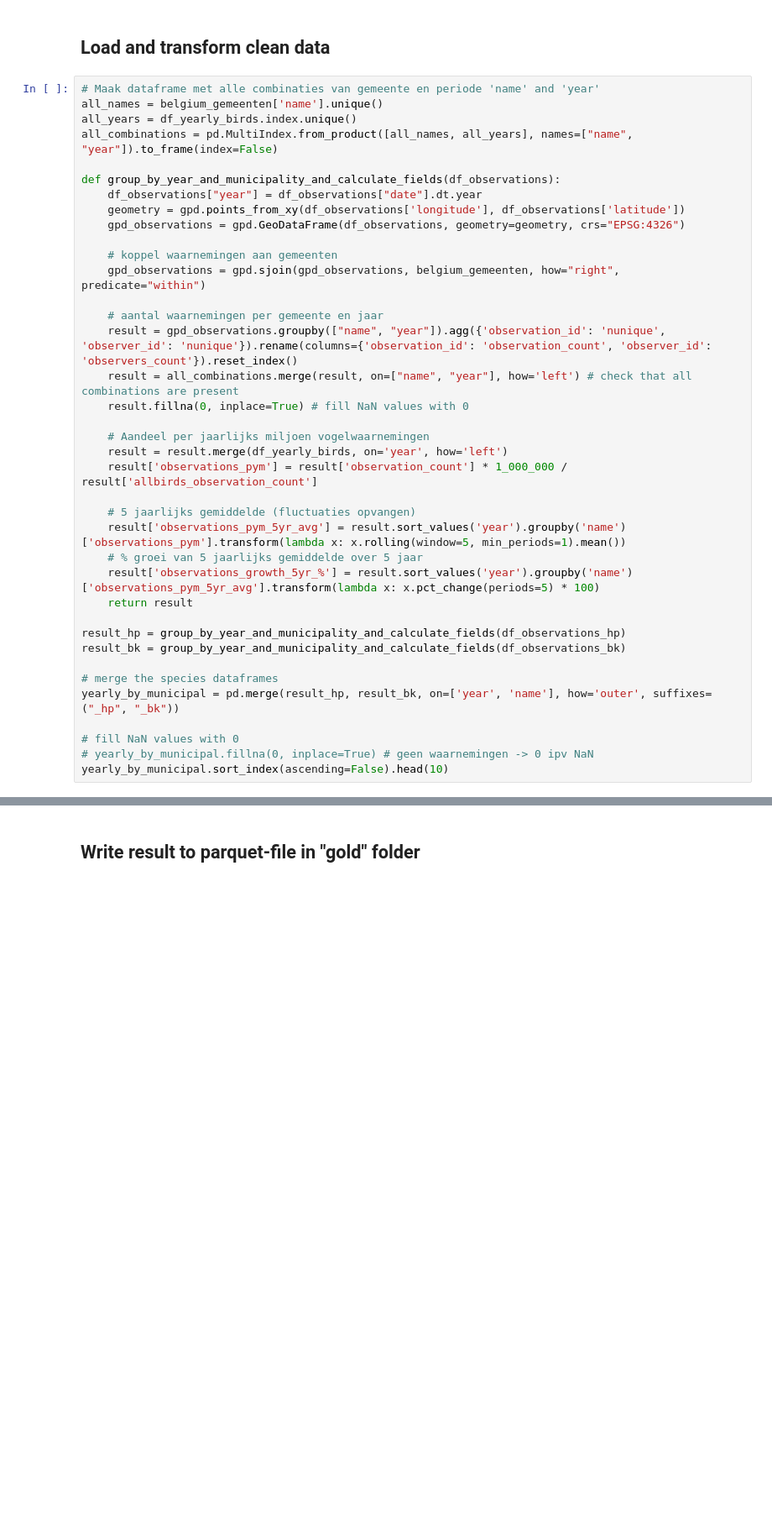
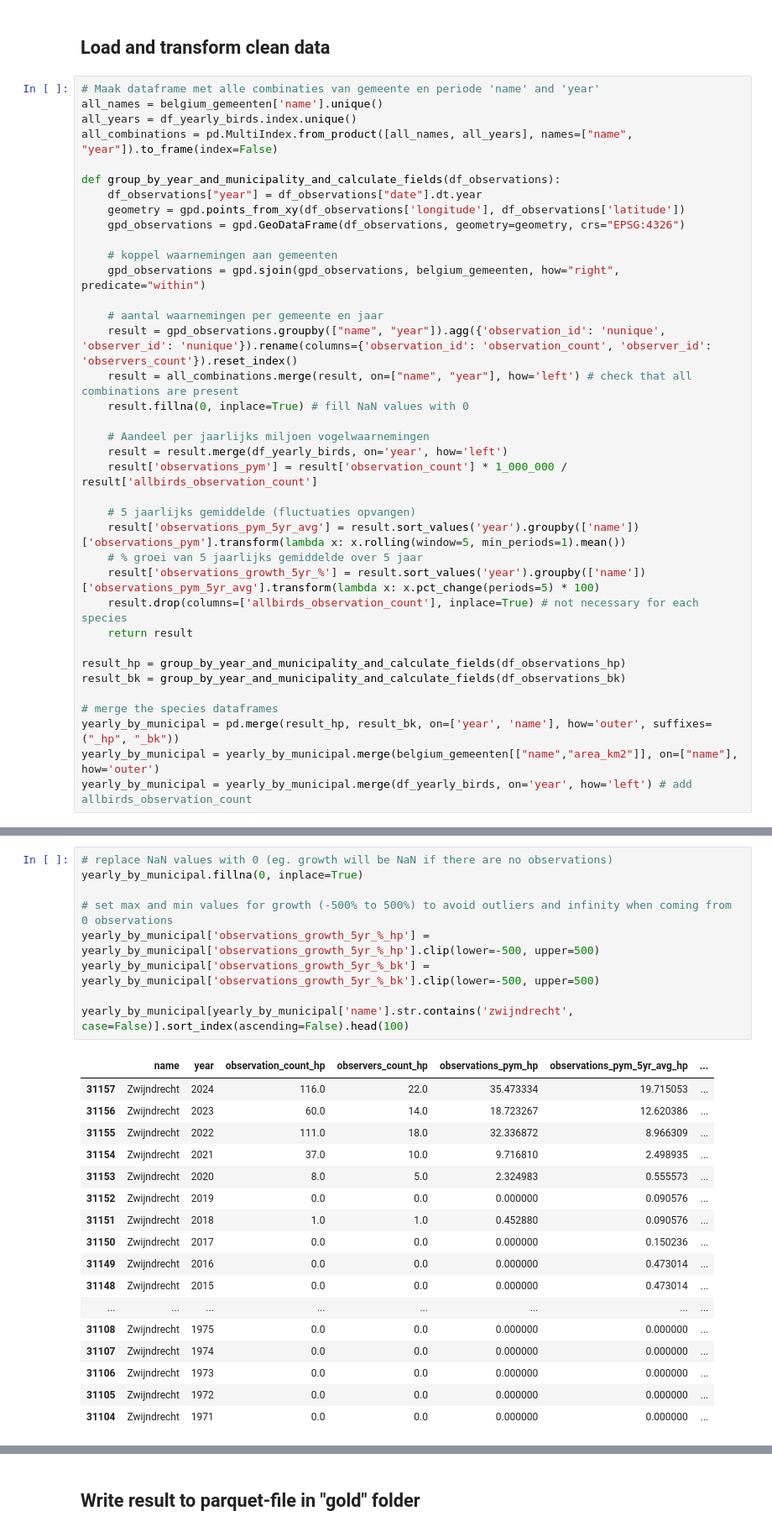
Before and after one commit to AnnelyseBe/syntra_eindwerk_birds, a Jupyter notebook: 3_transformation/3_yearly_observations_by_municipality.ipynb, the cells around one changed output, grey strips where cells are left out. Shown: that part at 84% size. Drawn from its saved outputs; the diff is of its cells as text; blank space fills up the shorter version.

```diff
--- a/3_transformation/3_yearly_observations_by_municipality.ipynb
+++ b/3_transformation/3_yearly_observations_by_municipality.ipynb
@@ -66,9 +66,10 @@ def group_by_year_and_municipality_and_calculate_fields(df_observations):
     result['observations_pym'] = result['observation_count'] * 1_000_000 / result['allbirds_observation_count']
 
     # 5 jaarlijks gemiddelde (fluctuaties opvangen)
-    result['observations_pym_5yr_avg'] = result.sort_values('year').groupby('name')['observations_pym'].transform(lambda x: x.rolling(window=5, min_periods=1).mean())
+    result['observations_pym_5yr_avg'] = result.sort_values('year').groupby(['name'])['observations_pym'].transform(lambda x: x.rolling(window=5, min_periods=1).mean())
     # % groei van 5 jaarlijks gemiddelde over 5 jaar
-    result['observations_growth_5yr_%'] = result.sort_values('year').groupby('name')['observations_pym_5yr_avg'].transform(lambda x: x.pct_change(periods=5) * 100)
+    result['observations_growth_5yr_%'] = result.sort_values('year').groupby(['name'])['observations_pym_5yr_avg'].transform(lambda x: x.pct_change(periods=5) * 100)
+    result.drop(columns=['allbirds_observation_count'], inplace=True) # not necessary for each species
     return result
 
 result_hp = group_by_year_and_municipality_and_calculate_fields(df_observations_hp)
@@ -76,7 +77,5 @@ result_bk = group_by_year_and_municipality_and_calculate_fields(df_observations_
 
 # merge the species dataframes
 yearly_by_municipal = pd.merge(result_hp, result_bk, on=['year', 'name'], how='outer', suffixes=("_hp", "_bk"))
-
-# fill NaN values with 0
-# yearly_by_municipal.fillna(0, inplace=True) # geen waarnemingen -> 0 ipv NaN
-yearly_by_municipal.sort_index(ascending=False).head(10)
+yearly_by_municipal = yearly_by_municipal.merge(belgium_gemeenten[["name","area_km2"]], on=["name"], how='outer')
+yearly_by_municipal = yearly_by_municipal.merge(df_yearly_birds, on='year', how='left') # add allbirds_observation_count
@@ -94,0 +102,27 @@ yearly_by_municipal.sort_index(ascending=False).head(10)
+# %%
+# replace NaN values with 0 (eg. growth will be NaN if there are no observations)
+yearly_by_municipal.fillna(0, inplace=True)
+
+# set max and min values for growth (-500% to 500%) to avoid outliers and infinity when coming from 0 observations
+yearly_by_municipal['observations_growth_5yr_%_hp'] = yearly_by_municipal['observations_growth_5yr_%_hp'].clip(lower=-500, upper=500)
+yearly_by_municipal['observations_growth_5yr_%_bk'] = yearly_by_municipal['observations_growth_5yr_%_bk'].clip(lower=-500, upper=500)
+
+yearly_by_municipal[yearly_by_municipal['name'].str.contains('zwijndrecht', case=False)].sort_index(ascending=False).head(100)
+# %% [output]
+|  | name | year | observation_count_hp | observers_count_hp | observations_pym_hp | observations_pym_5yr_avg_hp | ... |
+| 31157 | Zwijndrecht | 2024 | 116.0 | 22.0 | 35.473334 | 19.715053 | ... |
+| 31156 | Zwijndrecht | 2023 | 60.0 | 14.0 | 18.723267 | 12.620386 | ... |
+| 31155 | Zwijndrecht | 2022 | 111.0 | 18.0 | 32.336872 | 8.966309 | ... |
+| 31154 | Zwijndrecht | 2021 | 37.0 | 10.0 | 9.716810 | 2.498935 | ... |
+| 31153 | Zwijndrecht | 2020 | 8.0 | 5.0 | 2.324983 | 0.555573 | ... |
+| 31152 | Zwijndrecht | 2019 | 0.0 | 0.0 | 0.000000 | 0.090576 | ... |
+| 31151 | Zwijndrecht | 2018 | 1.0 | 1.0 | 0.452880 | 0.090576 | ... |
+| 31150 | Zwijndrecht | 2017 | 0.0 | 0.0 | 0.000000 | 0.150236 | ... |
+| 31149 | Zwijndrecht | 2016 | 0.0 | 0.0 | 0.000000 | 0.473014 | ... |
+| 31148 | Zwijndrecht | 2015 | 0.0 | 0.0 | 0.000000 | 0.473014 | ... |
+| ... | ... | ... | ... | ... | ... | ... | ... |
+| 31108 | Zwijndrecht | 1975 | 0.0 | 0.0 | 0.000000 | 0.000000 | ... |
+| 31107 | Zwijndrecht | 1974 | 0.0 | 0.0 | 0.000000 | 0.000000 | ... |
+| 31106 | Zwijndrecht | 1973 | 0.0 | 0.0 | 0.000000 | 0.000000 | ... |
+| 31105 | Zwijndrecht | 1972 | 0.0 | 0.0 | 0.000000 | 0.000000 | ... |
+| 31104 | Zwijndrecht | 1971 | 0.0 | 0.0 | 0.000000 | 0.000000 | ... |
```
Also changed, not shown: parts of 5 cells of this notebook, 14 other files.
